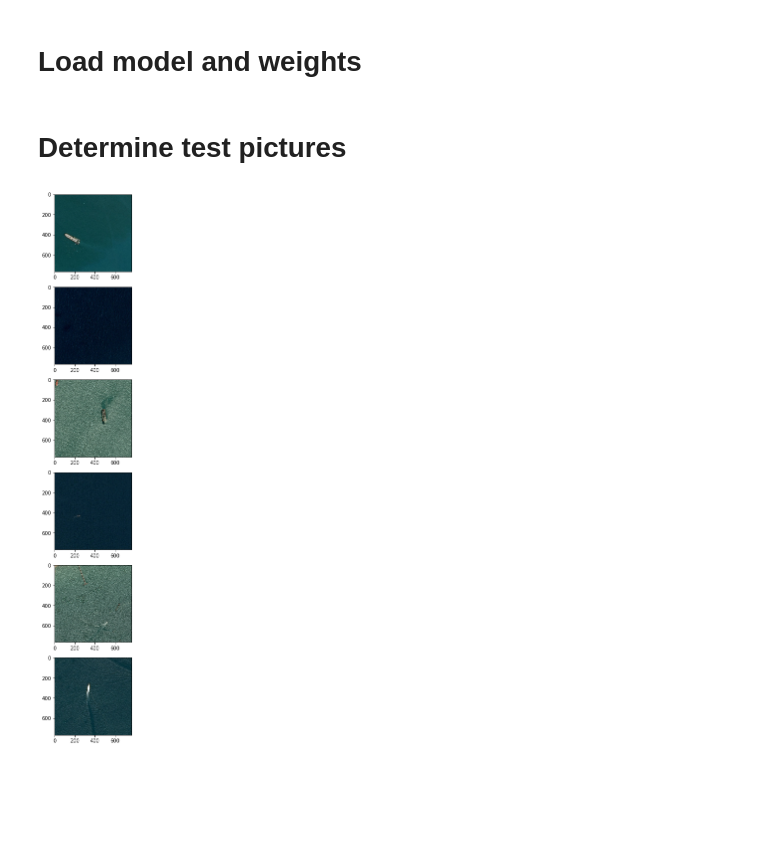
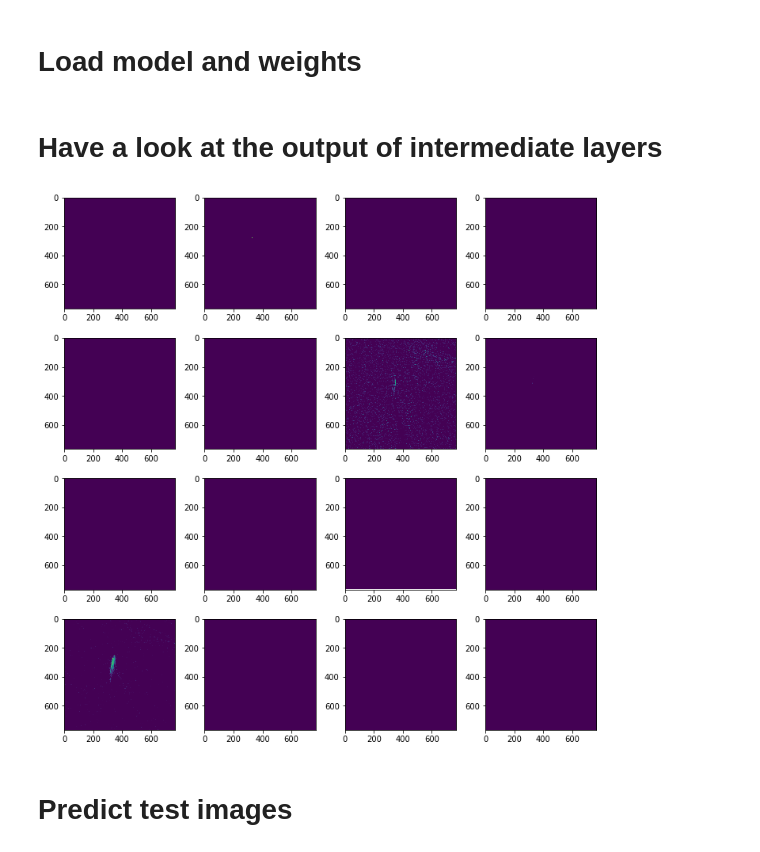
Before and after one commit to jjuppe/Object-Detection-Satelite-Images, a Jupyter notebook: explore_classification_model.ipynb, the cells around one changed output. Saved outputs shown, nothing was run; the diff lists cells and outputs as text; code cells hidden in the pictures; blank space fills up the shorter version.

```diff
--- a/explore_classification_model.ipynb
+++ b/explore_classification_model.ipynb
@@ -2,26 +2,41 @@
 # Load model and weights
 # %%
 from keras.models import load_model
+% matplotlib inline
 
-model = load_model("ship_classification_model.h5")
-# model.load_weights("boat_detector_weights.best.hdf5")
+# load model
+model = load_model("models/ship_classification_model.h5")
+# %% [markdown]
+# Have a look at the output of intermediate layers
+# %%
+from keras.models import Model
+import numpy as np
+
+intermediate_model = Model(inputs=model.input, outputs=model.get_layer(index=1).output)
+# %%
+import matplotlib.image as mpimg
+import os
+import matplotlib.pyplot as plt
+
+
+# load image
+img_path = "input/test"
+img_path = os.path.join(img_path, "0a5ae8465.jpg")
+img = mpimg.imread(img_path)
+img = np.expand_dims(img, axis=0)
+
+prediction = intermediate_model.predict(img)[0]
+outputs = [prediction[..., i] for i in range(np.size(prediction, 2))]
+# %%
+fig, axes = plt.subplots(4, 4, figsize=(10,10))
+
+counter = 0
+for idx, axe in enumerate(axes.flat):
+    axe.imshow(outputs[counter])
+    counter += 1
+plt.tight_layout()
+plt.show()
+# %% [output]
+[figure, added]
 # %% [markdown]
-# Determine test pictures
+# Predict test images
-# %%
-pictures = ["0a0df8299.jpg", "0a1a31581.jpg", "0a2c6480e.jpg",
-            "0a1b7d6ec.jpg", "0a4cad0e8.jpg", "0a5ae8465.jpg"]
-
-import matplotlib.pyplot as plt
-import matplotlib.image as mpimg
-import numpy as np
-% matplotlib inline
-
-fig, axes = plt.subplots(6, 1, figsize=(10,20))
-
-for idx, axe in enumerate(axes):
-    img_path = os.path.join("input/test", pictures[idx])
-    image = mpimg.imread(img_path)
-    axe.imshow(image)
-plt.show()
-# %% [output]
-[figure, removed]
```
Also changed, not shown: parts of 2 cells of this notebook, 2 other files.
